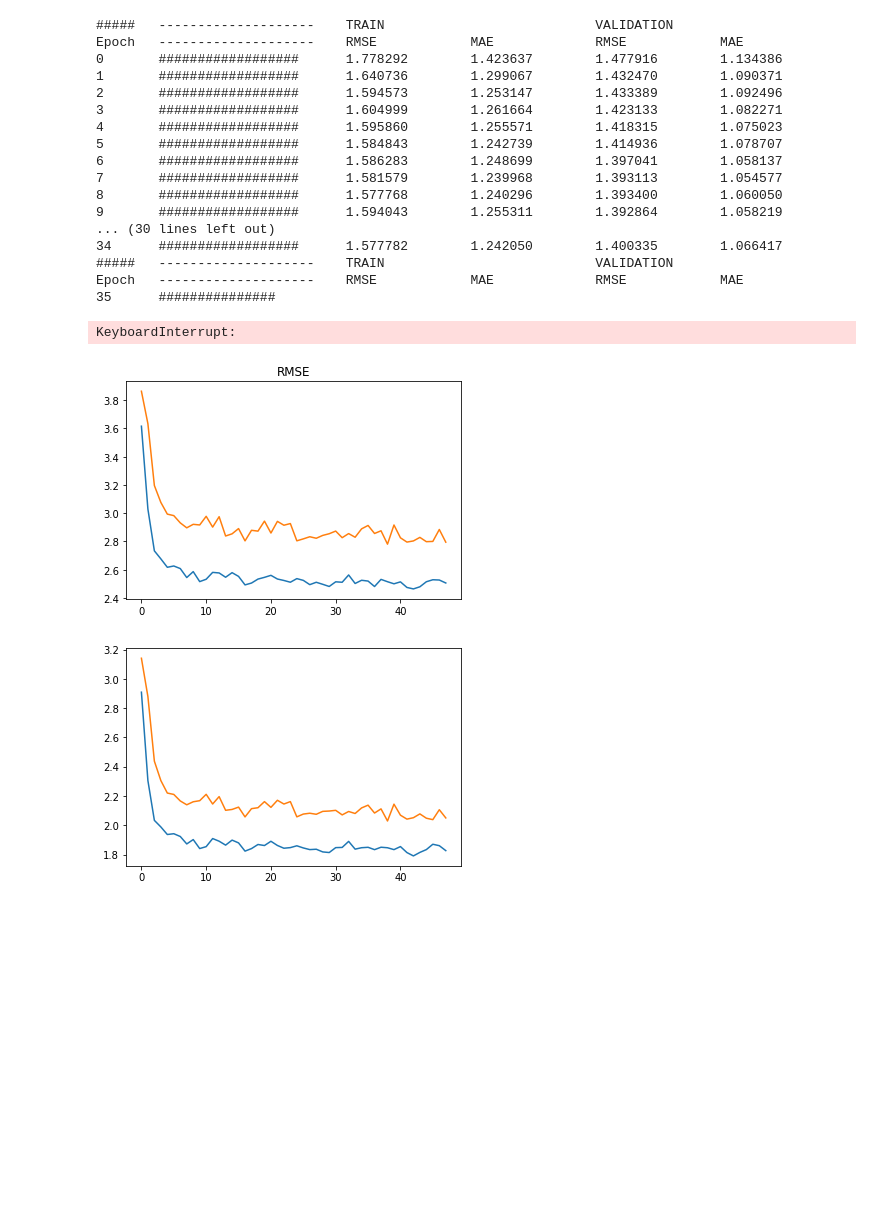
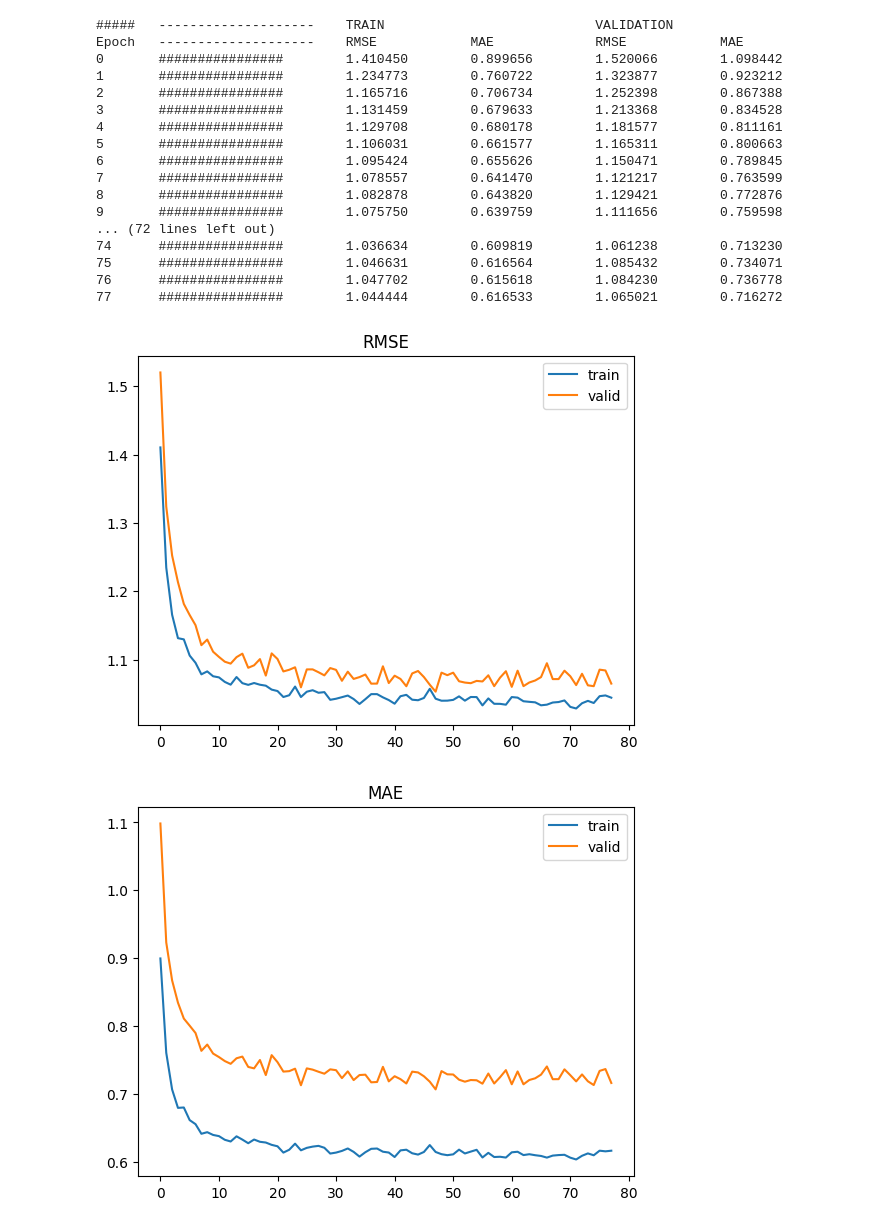
Before and after one commit to rat-nick/deepRec, a Jupyter notebook: trainRBM.ipynb, the cells around one changed output. Drawn from its saved outputs; the diff is of its cells as text; code cells hidden in the pictures; blank space fills up the shorter version.

```diff
--- a/trainRBM.ipynb
+++ b/trainRBM.ipynb
@@ -12,61 +13,66 @@ Performed data split!
 # %%
 from recommender.model.RBM import RBM
 from pprint import pprint
-bs = 20
+bs = 100
 
 rbm = RBM(
     n_visible=dataset.nItems,
     ratings=5,
     verbose=True,
-    #device="cuda",
+    device="cuda",
     n_hidden=100,
     batch_size=bs,
     learning_rate=1e-3,
     early_stopping=True,
     max_epoch=1000,
-    patience=5,
+    patience=10,
+    l1=0.9,
+    l2=1e-5,
+    momentum=0.5
 )
 
 rbm.save_model_to_file("untrainedRBM.pt")
 # %%
 rbm.fit(dataset)
-rbm.fit(dataset, t=3)
 rbm.fit(dataset, t=5)
 rbm.fit(dataset, t=7)
-rbm.fit(dataset, t=9)
+rbm.fit(dataset, t=11)
+rbm.fit(dataset, t=15)
 # %% [output]
 #####   --------------------    TRAIN                           VALIDATION
 Epoch   --------------------    RMSE            MAE             RMSE            MAE
-0       ##################      1.778292        1.423637        1.477916        1.134386
-1       ##################      1.640736        1.299067        1.432470        1.090371
-2       ##################      1.594573        1.253147        1.433389        1.092496
-3       ##################      1.604999        1.261664        1.423133        1.082271
-4       ##################      1.595860        1.255571        1.418315        1.075023
-5       ##################      1.584843        1.242739        1.414936        1.078707
-6       ##################      1.586283        1.248699        1.397041        1.058137
-7       ##################      1.581579        1.239968        1.393113        1.054577
-8       ##################      1.577768        1.240296        1.393400        1.060050
-9       ##################      1.594043        1.255311        1.392864        1.058219
-... (30 lines left out)
-34      ##################      1.577782        1.242050        1.400335        1.066417
-#####   --------------------    TRAIN                           VALIDATION
-Epoch   --------------------    RMSE            MAE             RMSE            MAE
-35      ###############
+0       ################        1.410450        0.899656        1.520066        1.098442
+1       ################        1.234773        0.760722        1.323877        0.923212
+2       ################        1.165716        0.706734        1.252398        0.867388
+3       ################        1.131459        0.679633        1.213368        0.834528
+4       ################        1.129708        0.680178        1.181577        0.811161
+5       ################        1.106031        0.661577        1.165311        0.800663
+6       ################        1.095424        0.655626        1.150471        0.789845
+7       ################        1.078557        0.641470        1.121217        0.763599
+8       ################        1.082878        0.643820        1.129421        0.772876
+9       ################        1.075750        0.639759        1.111656        0.759598
+... (72 lines left out)
+74      ################        1.036634        0.609819        1.061238        0.713230
+75      ################        1.046631        0.616564        1.085432        0.734071
+76      ################        1.047702        0.615618        1.084230        0.736778
+77      ################        1.044444        0.616533        1.065021        0.716272
-KeyboardInterrupt:
 # %%
 import matplotlib.pyplot as plt
 
 plt.title("RMSE")
+plt.plot(rbm.metrics.trainRMSE)
+plt.plot(rbm.metrics.validRMSE)
+plt.legend(['train','valid'])
+plt.show()
 
-plt.plot(rbm.metrics.validRMSE)
-plt.plot(rbm.metrics.trainRMSE)
+plt.title("MAE")
+plt.plot(rbm.metrics.trainMAE)
+plt.plot(rbm.metrics.validMAE)
+plt.legend(['train','valid'])
 plt.show()
-plt.plot(rbm.metrics.validMAE)
-plt.plot(rbm.metrics.trainMAE)
-plt.show()
 # %% [output]
-[figure, old version]
+[figure, new version]
-[figure, old version]
+[figure, new version]
 # %%
 rbm.metrics.bestRMSE
 # %% [output]
```
Also changed, not shown: parts of 4 cells of this notebook, 2 other files.
